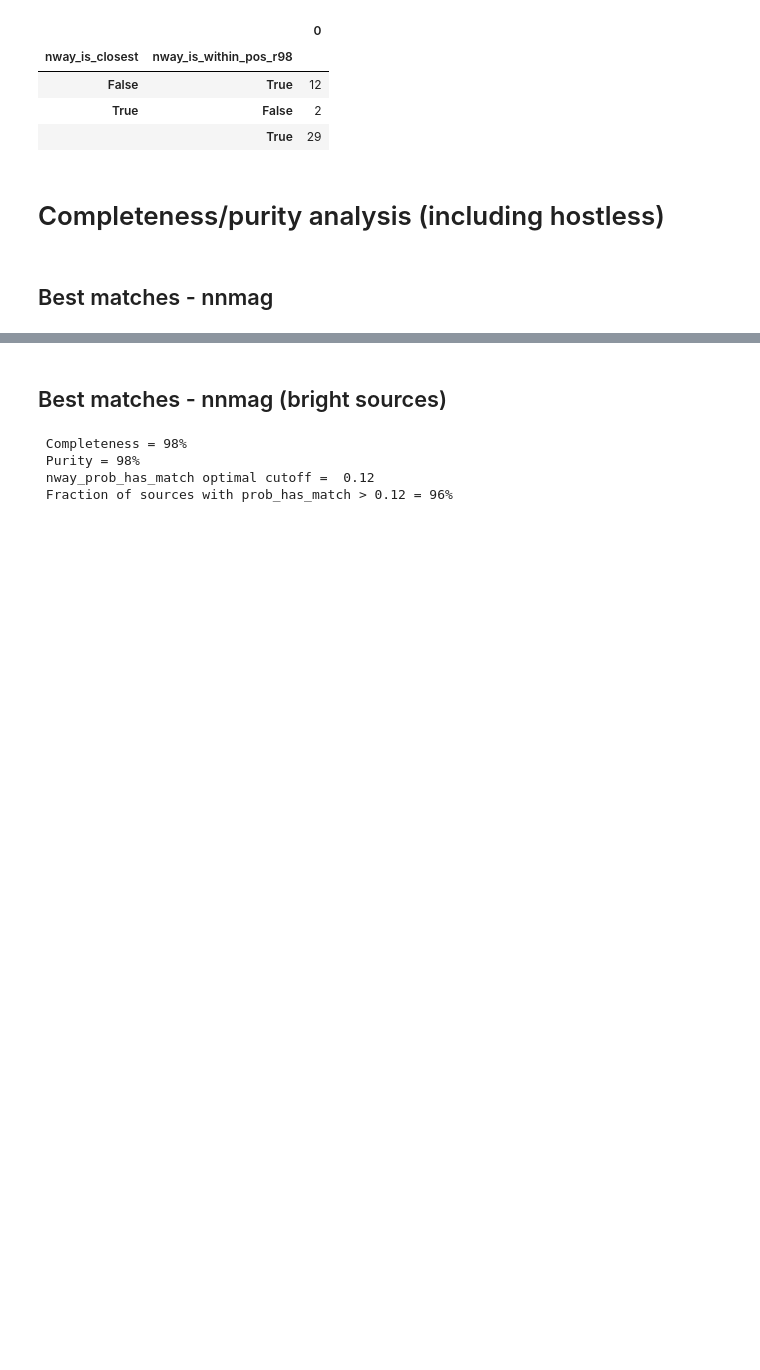
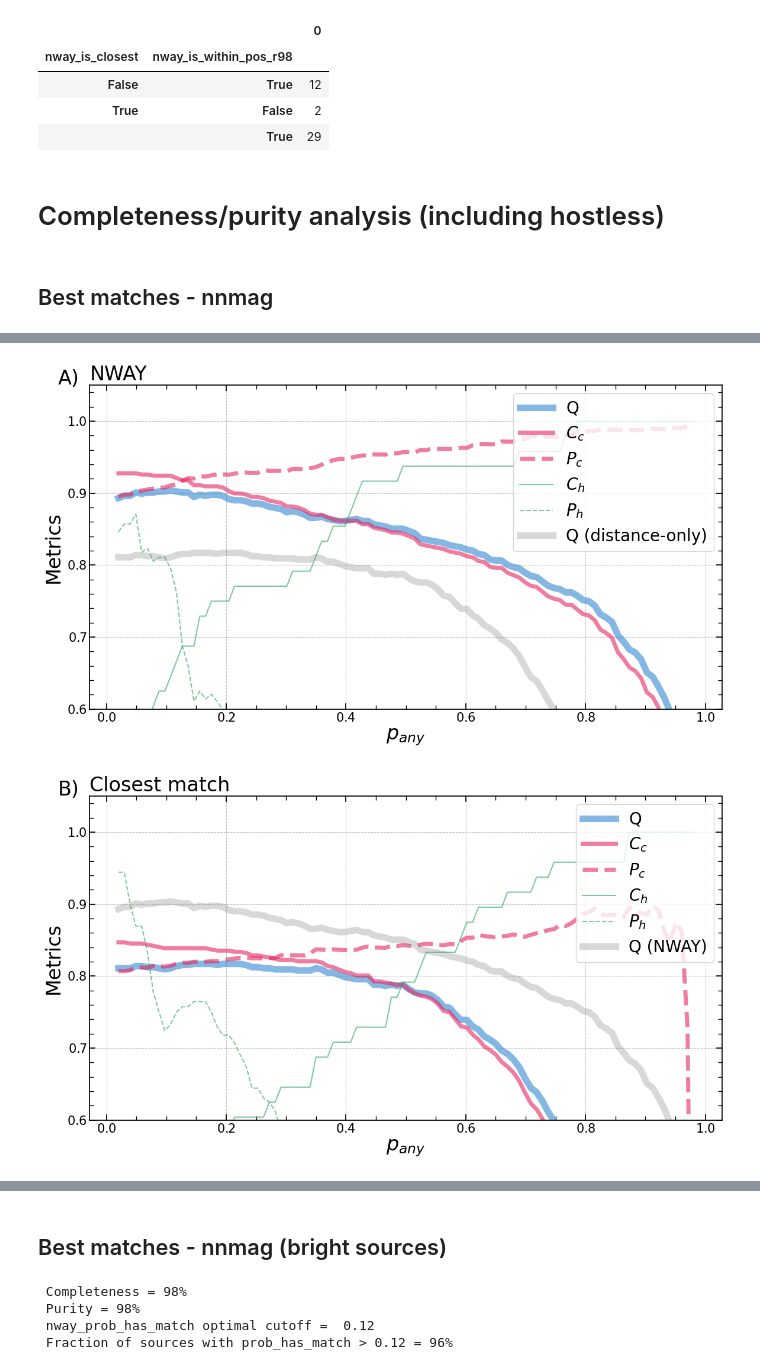
Before and after one commit to SergeiDBykov/lockman_hole, a Jupyter notebook: 3_desi-crossmatch/3.1_results.ipynb, the cells around one changed output, grey strips where cells are left out. Cells and saved outputs as stored; diff of their text form; code cells hidden in the pictures; blank space fills up the shorter version.

```diff
--- a/3_desi-crossmatch/3.1_results.ipynb
+++ b/3_desi-crossmatch/3.1_results.ipynb
@@ -107,0 +102,5 @@ p_any cut: 0.1
+# %%
+pany, Q, Cc, Pc, Ch, Ph, _ = assess_goodnes_of_cross_match(nway_best, p_any_cut=0.1, plot_res=False)
+pany_naive, Q_naive, Cc_naive, Pc_naive, Ch_naive, Ph_naive, _ = assess_goodnes_of_cross_match(nway_best_dist_only, p_any_cut=0.1, plot_res=False)
+
+pany_brighthost, Q_brighthost, Cc_brighthost, Pc_brighthost, Ch_brighthost, Ph_brighthost, _ = assess_goodnes_of_cross_match(nway_best.query('`flux_05-20`>1e-14'), p_any_cut=0.1, plot_res=False)
@@ -107,0 +125,60 @@ p_any cut: 0.1
+# %%
+figsizes = (12,7)
+fig,  ax =  plt.subplots( figsize = figsizes)
+
+ax.plot(pany, Q, label='Q', color = 'C0', lw = 8, ls = '-', alpha = 0.6)
+ax.plot(pany, Cc, label='$C_c$', color = 'C1', lw = 5, ls = '-', alpha = 0.6)
+ax.plot(pany, Pc, label='$P_c$', color = 'C1', lw = 5, ls = '--', alpha = 0.6)
+ax.plot(pany, Ch, label='$C_h$', color = 'C2', lw = 1.5, ls = '-', alpha = 0.6)
+ax.plot(pany, Ph, label='$P_h$', color = 'C2', lw = 1.5, ls = '--', alpha = 0.6)
+ax.plot(pany, Q_naive, label='Q (distance-only)', color = 'gray', lw = 8, ls = '-', alpha = 0.3)
+ax.text(-0.05, +0.1+0.95, 'A)', transform=ax.transAxes, fontsize=24, verticalalignment='top')
+
+ax.set_ylim(0.6, 1.05)
+ax.set_xlabel('$p_{any}$', fontsize = 24)
+ax.set_ylabel('Metrics', fontsize = 24)
+ax.legend(fontsize = 20, loc = 'upper right')
+ax.set_title('NWAY', fontsize = 24)
+fig.tight_layout()
+plt.savefig(data_path+'/paper_plots/quality_metrics.pdf')
+
+
+
+fig,  ax =  plt.subplots( figsize = figsizes)
+ax.plot(pany, Q_naive, label='Q', color = 'C0', lw = 8, ls = '-', alpha = 0.6)
+ax.plot(pany, Cc_naive, label='$C_c$', color = 'C1', lw = 5, ls = '-', alpha = 0.6)
+ax.plot(pany, Pc_naive, label='$P_c$', color = 'C1', lw = 5, ls = '--', alpha = 0.6)
+ax.plot(pany, Ch_naive, label='$C_h$', color = 'C2', lw = 1.5, ls = '-', alpha = 0.6)
+ax.plot(pany, Ph_naive, label='$P_h$', color = 'C2', lw = 1.5, ls = '--', alpha = 0.6)
+ax.plot(pany, Q, label='Q (NWAY)', color = 'gray', lw = 8, ls = '-', alpha = 0.3)
+ax.text(-0.05, +0.1+0.95, 'B)', transform=ax.transAxes, fontsize=24, verticalalignment='top')
+
+
+ax.set_ylim(0.6, 1.05)
+ax.set_xlabel('$p_{any}$', fontsize = 24)
+ax.set_ylabel('Metrics', fontsize = 24)
+ax.legend(fontsize = 20, loc = 'upper right')
+ax.set_title('Closest match', fontsize = 24)
+fig.tight_layout()
+plt.savefig(data_path+'/paper_plots/quality_metrics_naive.pdf')
+
+
+
+
+fig,  ax =  plt.subplots( figsize = figsizes)
+ax.plot(pany, Q_brighthost, label='Q', color = 'C0', lw = 8, ls = '-', alpha = 0.6)
+ax.plot(pany, Cc_brighthost, label='$C_c$', color = 'C1', lw = 5, ls = '-', alpha = 0.6)
+ax.plot(pany, Pc_brighthost, label='$P_c$', color = 'C1', lw = 5, ls = '--', alpha = 0.6)
+ax.plot(pany, Q, label='Q (NWAY)', color = 'gray', lw = 8, ls = '-', alpha = 0.3)
+ax.text(-0.05, +0.1+0.95, 'C)', transform=ax.transAxes, fontsize=24, verticalalignment='top')
+
+ax.set_ylim(0.8, 1.04)
+ax.set_xlabel('$p_{any}$', fontsize = 24)
+ax.set_ylabel('Metrics', fontsize = 24)
+ax.legend(fontsize = 20)
+ax.set_title('NWAY, Fx>1e-14', fontsize = 24)
+fig.tight_layout()
+plt.savefig(data_path+'/paper_plots/quality_metrics_bright.pdf')
+# %% [output]
+[figure, added]
+[figure, added]
```
Also changed, not shown: parts of 14 cells of this notebook, 6 other files.
